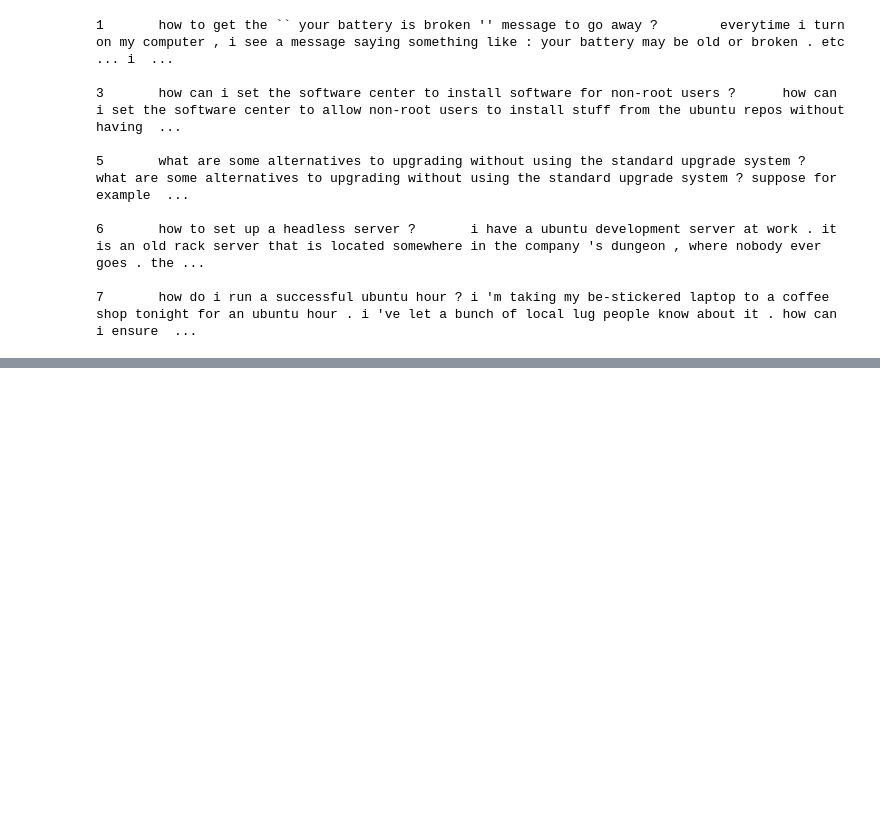
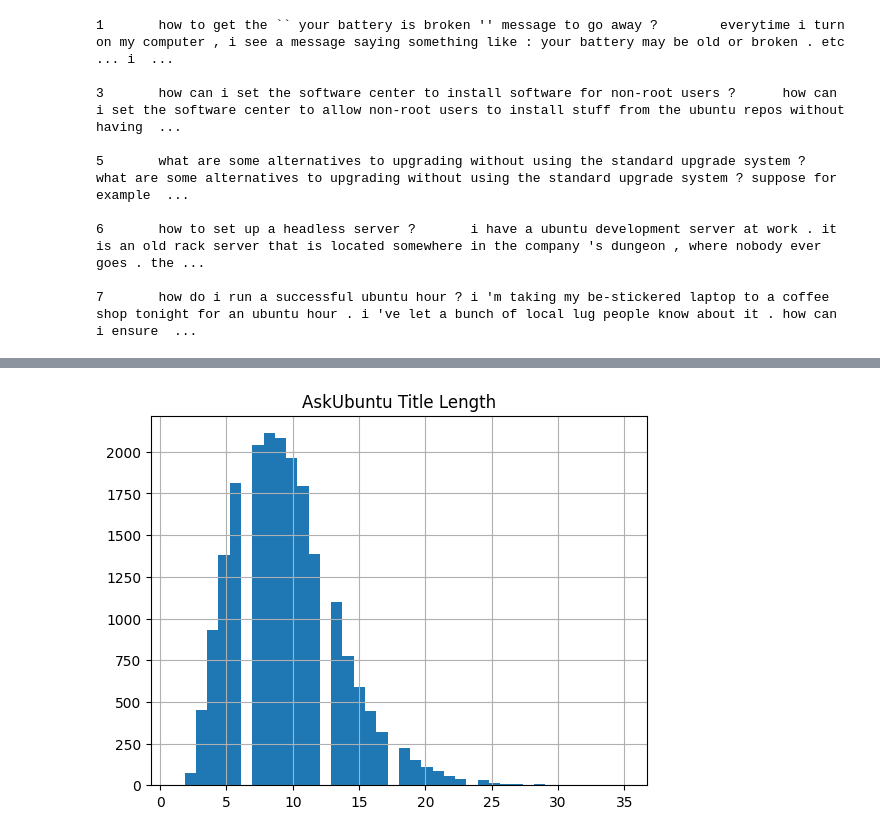
Before and after one commit to farzadismyid/semantic_response_convergence, a Jupyter notebook: src/notebooks/03_askubuntu_eda.ipynb, the cells around one changed output, grey strips where cells are left out. Drawn from its saved outputs; the diff is of its cells as text; code cells hidden in the pictures; blank space fills up the shorter version.

```diff
--- a/src/notebooks/03_askubuntu_eda.ipynb
+++ b/src/notebooks/03_askubuntu_eda.ipynb
@@ -29,0 +77,19 @@ with gzip.open(corpus_path, "rt", encoding="utf-8") as f:
+# %%
+askubuntu_df["title_length"] = (
+    askubuntu_df["title"]
+    .str.split()
+    .apply(len)
+)
+
+askubuntu_df["body_length"] = (
+    askubuntu_df["body"]
+    .str.split()
+    .apply(len)
+)
+
+askubuntu_df[
+    [
+        "title_length",
+        "body_length"
+    ]
+].describe()
@@ -29,0 +106,14 @@ with gzip.open(corpus_path, "rt", encoding="utf-8") as f:
+# %%
+import matplotlib.pyplot as plt
+
+askubuntu_df["title_length"].hist(
+    bins=40
+)
+
+plt.title(
+    "AskUbuntu Title Length"
+)
+
+plt.show()
+# %% [output]
+[figure, added]
```
Also changed, not shown: parts of 7 cells of this notebook, 2 other files.
